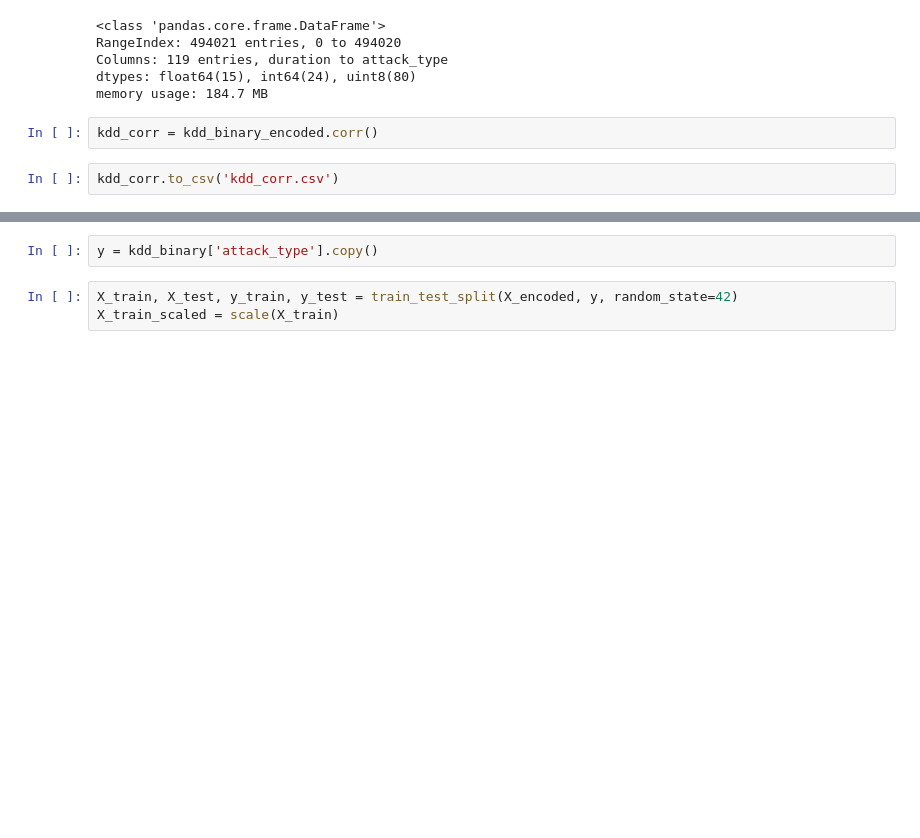
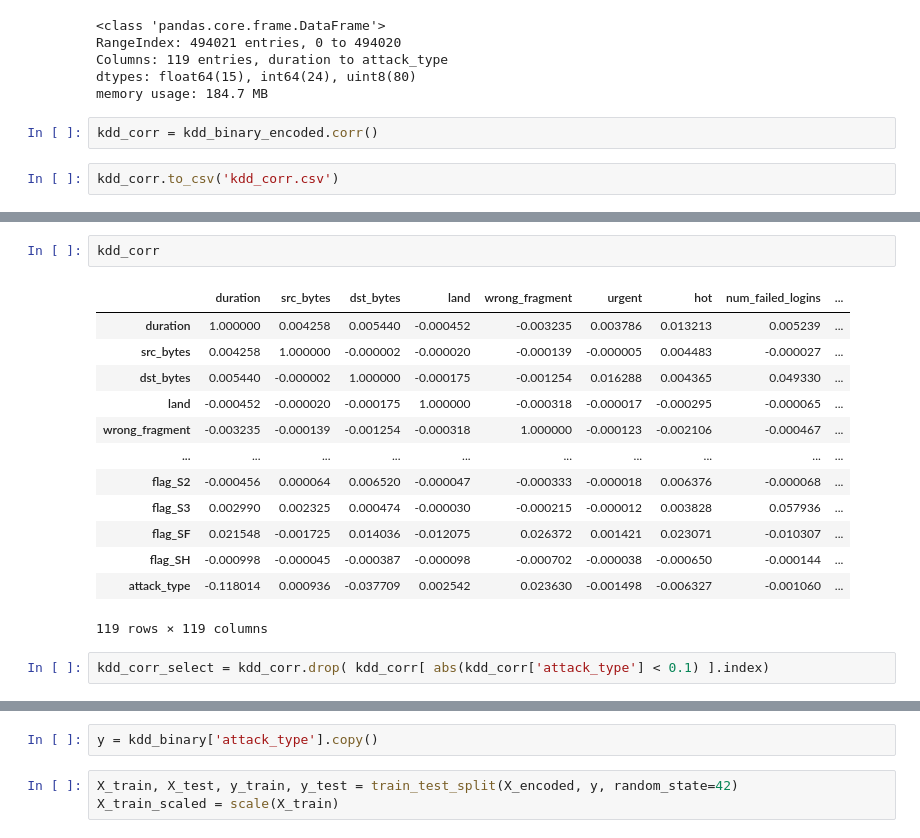
Before and after one commit to gabrielleviray/CMPE_209_Group_1_Project, a Jupyter notebook: data_cleanup.ipynb, the cells around one changed output, grey strips where cells are left out. Drawn from its saved outputs; the diff is of its cells as text; blank space fills up the shorter version.

```diff
--- a/data_cleanup.ipynb
+++ b/data_cleanup.ipynb
@@ -249,0 +264,18 @@ X_encoded = kdd.iloc[:,:-1].copy()
+# %%
+kdd_corr
+# %% [output]
+|  | duration | src_bytes | dst_bytes | land | wrong_fragment | urgent | hot | num_failed_logins | ... |
+| duration | 1.000000 | 0.004258 | 0.005440 | -0.000452 | -0.003235 | 0.003786 | 0.013213 | 0.005239 | ... |
+| src_bytes | 0.004258 | 1.000000 | -0.000002 | -0.000020 | -0.000139 | -0.000005 | 0.004483 | -0.000027 | ... |
+| dst_bytes | 0.005440 | -0.000002 | 1.000000 | -0.000175 | -0.001254 | 0.016288 | 0.004365 | 0.049330 | ... |
+| land | -0.000452 | -0.000020 | -0.000175 | 1.000000 | -0.000318 | -0.000017 | -0.000295 | -0.000065 | ... |
+| wrong_fragment | -0.003235 | -0.000139 | -0.001254 | -0.000318 | 1.000000 | -0.000123 | -0.002106 | -0.000467 | ... |
+| ... | ... | ... | ... | ... | ... | ... | ... | ... | ... |
+| flag_S2 | -0.000456 | 0.000064 | 0.006520 | -0.000047 | -0.000333 | -0.000018 | 0.006376 | -0.000068 | ... |
+| flag_S3 | 0.002990 | 0.002325 | 0.000474 | -0.000030 | -0.000215 | -0.000012 | 0.003828 | 0.057936 | ... |
+| flag_SF | 0.021548 | -0.001725 | 0.014036 | -0.012075 | 0.026372 | 0.001421 | 0.023071 | -0.010307 | ... |
+| flag_SH | -0.000998 | -0.000045 | -0.000387 | -0.000098 | -0.000702 | -0.000038 | -0.000650 | -0.000144 | ... |
+| attack_type | -0.118014 | 0.000936 | -0.037709 | 0.002542 | 0.023630 | -0.001498 | -0.006327 | -0.001060 | ... |
+119 rows × 119 columns
+# %%
+kdd_corr_select = kdd_corr.drop( kdd_corr[ abs(kdd_corr['attack_type'] < 0.1) ].index)
```
Also changed, not shown: parts of 3 cells of this notebook.
